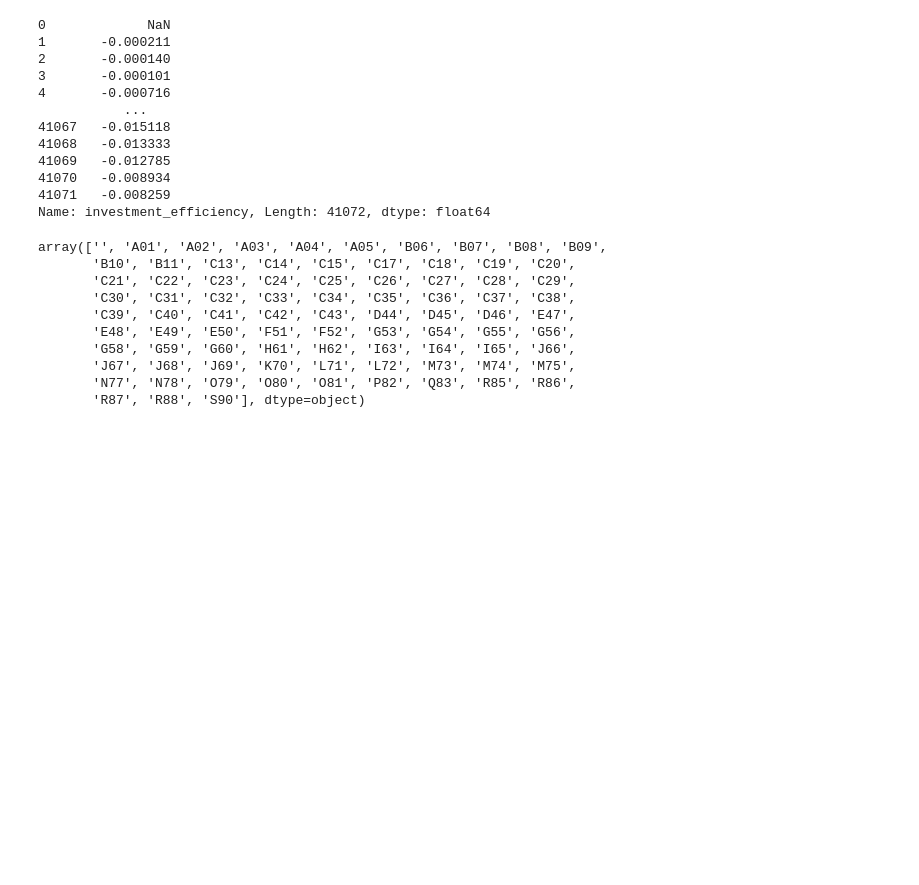
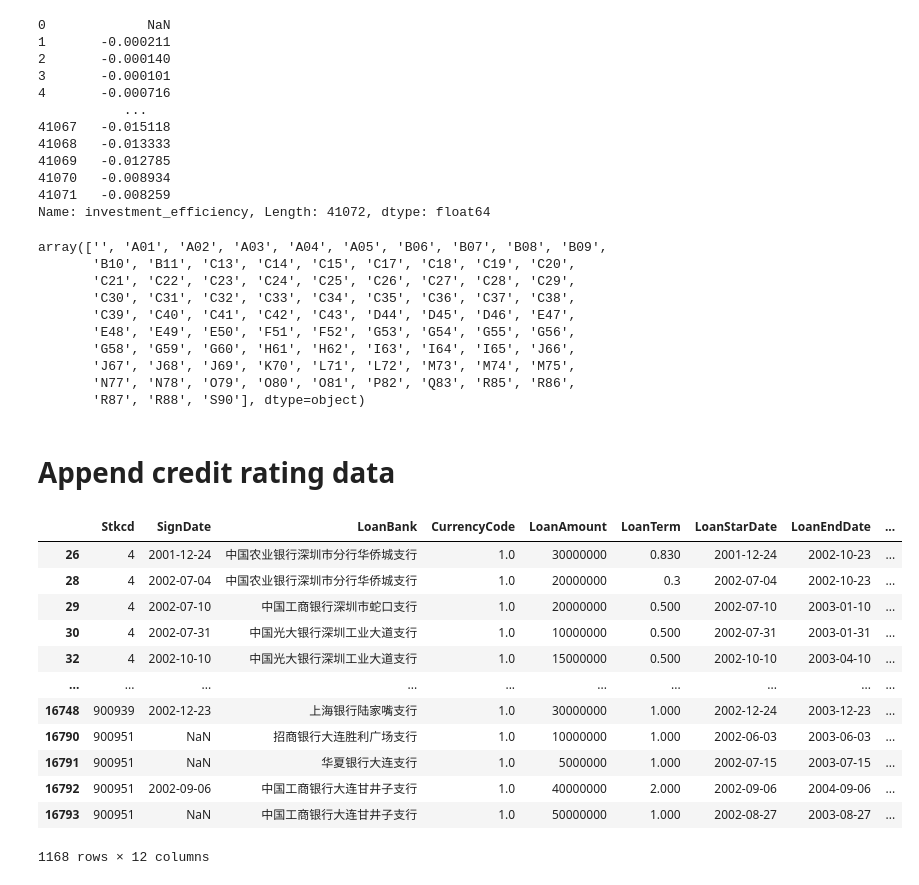
Before and after one commit to wangyouan/CapitalControl, a Jupyter notebook: Notebook/AppendFinanceCost.ipynb, the cells around one changed output. Cells and saved outputs as stored; diff of their text form; code cells hidden in the pictures; blank space fills up the shorter version.

```diff
--- a/Notebook/AppendFinanceCost.ipynb
+++ b/Notebook/AppendFinanceCost.ipynb
@@ -385,3 +385,27 @@ array(['', 'A01', 'A02', 'A03', 'A04', 'A05', 'B06', 'B07', 'B08', 'B09',
        'J67', 'J68', 'J69', 'K70', 'L71', 'L72', 'M73', 'M74', 'M75',
        'N77', 'N78', 'O79', 'O80', 'O81', 'P82', 'Q83', 'R85', 'R86',
        'R87', 'R88', 'S90'], dtype=object)
+# %% [markdown]
+# Append credit rating data
+# %%
+cbl_loan_df: DataFrame = pd.read_excel(os.path.join(const.CSMAR_PATH, '上市公司贷款', 'CBL_Loan.xlsx'),
+                                       usecols=['Stkcd', 'Time', 'Bank', 'Money', 'Term', 'Starttime', 'Endtime', 'Guarantee', 'Interest']).rename(
+    columns={'Time': 'SignDate', 'Bank': 'LoanBank', 'Money': 'LoanAmount', 'Term': 'LoanTerm',
+             'Starttime': 'LoanStartDate', 'Endtime': 'LoanEndDate', 'Guarantee': 'IsPledge', 'Interest': 'IntersetRate'})
+cbl_loan_df = cbl_loan_df.iloc[2:].dropna(subset=['IntersetRate'], how='any')
+# %%
+cbl_loan_df
+# %% [output]
+|  | Stkcd | SignDate | LoanBank | CurrencyCode | LoanAmount | LoanTerm | LoanStarDate | LoanEndDate | ... |
+| 26 | 4 | 2001-12-24 | 中国农业银行深圳市分行华侨城支行 | 1.0 | 30000000 | 0.830 | 2001-12-24 | 2002-10-23 | ... |
+| 28 | 4 | 2002-07-04 | 中国农业银行深圳市分行华侨城支行 | 1.0 | 20000000 | 0.3 | 2002-07-04 | 2002-10-23 | ... |
+| 29 | 4 | 2002-07-10 | 中国工商银行深圳市蛇口支行 | 1.0 | 20000000 | 0.500 | 2002-07-10 | 2003-01-10 | ... |
+| 30 | 4 | 2002-07-31 | 中国光大银行深圳工业大道支行 | 1.0 | 10000000 | 0.500 | 2002-07-31 | 2003-01-31 | ... |
+| 32 | 4 | 2002-10-10 | 中国光大银行深圳工业大道支行 | 1.0 | 15000000 | 0.500 | 2002-10-10 | 2003-04-10 | ... |
+| ... | ... | ... | ... | ... | ... | ... | ... | ... | ... |
+| 16748 | 900939 | 2002-12-23 | 上海银行陆家嘴支行 | 1.0 | 30000000 | 1.000 | 2002-12-24 | 2003-12-23 | ... |
+| 16790 | 900951 | NaN | 招商银行大连胜利广场支行 | 1.0 | 10000000 | 1.000 | 2002-06-03 | 2003-06-03 | ... |
+| 16791 | 900951 | NaN | 华夏银行大连支行 | 1.0 | 5000000 | 1.000 | 2002-07-15 | 2003-07-15 | ... |
+| 16792 | 900951 | 2002-09-06 | 中国工商银行大连甘井子支行 | 1.0 | 40000000 | 2.000 | 2002-09-06 | 2004-09-06 | ... |
+| 16793 | 900951 | NaN | 中国工商银行大连甘井子支行 | 1.0 | 50000000 | 1.000 | 2002-08-27 | 2003-08-27 | ... |
+1168 rows × 12 columns
```
Also changed, not shown: parts of 3 cells of this notebook.
